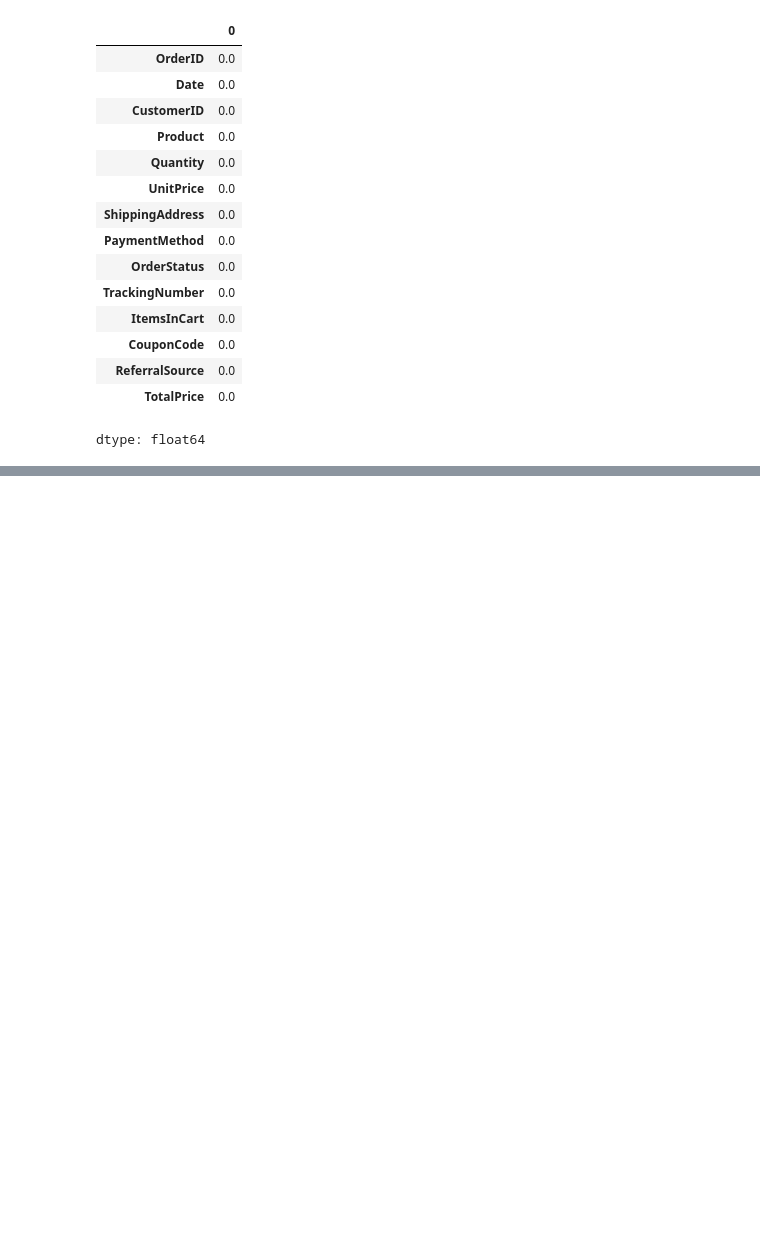
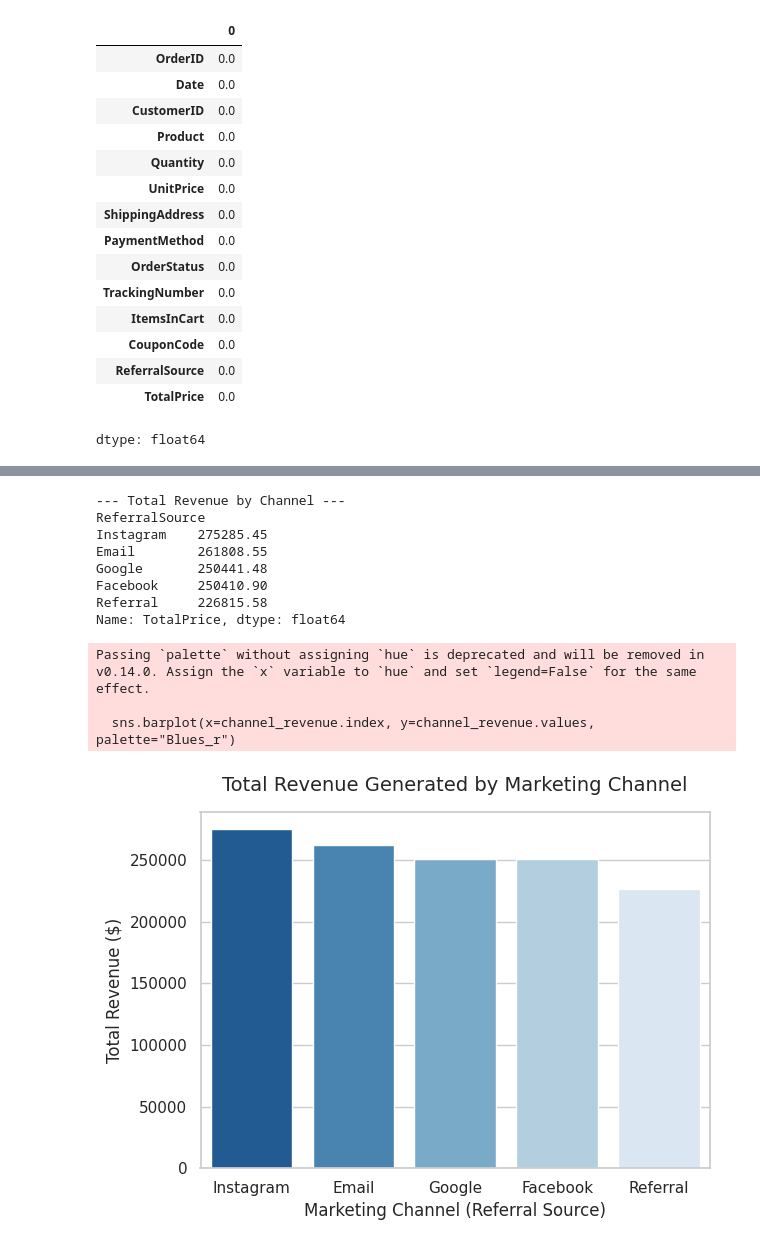
Before and after one commit to syedaaikit/data-analyst-portfolio, a Jupyter notebook: Decodelabs/data_cleaning.ipynb, the cells around one changed output, grey strips where cells are left out. Cells and saved outputs as stored; diff of their text form; code cells hidden in the pictures; blank space fills up the shorter version.

```diff
--- a/Decodelabs/data_cleaning.ipynb
+++ b/Decodelabs/data_cleaning.ipynb
@@ -104,0 +146,29 @@ dtype: float64
+# %%
+# 1. Calculate total revenue for each channel
+channel_revenue = df.groupby('ReferralSource')['TotalPrice'].sum().sort_values(ascending=False)
+print("--- Total Revenue by Channel ---")
+print(channel_revenue)
+
+# 2. Plot the results in a bar chart
+sns.set_theme(style="whitegrid")
+sns.barplot(x=channel_revenue.index, y=channel_revenue.values, palette="Blues_r")
+
+plt.title('Total Revenue Generated by Marketing Channel', fontsize=14, pad=15)
+plt.xlabel('Marketing Channel (Referral Source)', fontsize=12)
+plt.ylabel('Total Revenue ($)', fontsize=12)
+
+plt.tight_layout()
+plt.show()
+# %% [output]
+--- Total Revenue by Channel ---
+ReferralSource
+Instagram    275285.45
+Email        261808.55
+Google       250441.48
+Facebook     250410.90
+Referral     226815.58
+Name: TotalPrice, dtype: float64
+Passing `palette` without assigning `hue` is deprecated and will be removed in v0.14.0. Assign the `x` variable to `hue` and set `legend=False` for the same effect.
+
+  sns.barplot(x=channel_revenue.index, y=channel_revenue.values, palette="Blues_r")
+[figure, added]
```
Also changed, not shown: parts of 10 cells of this notebook.
